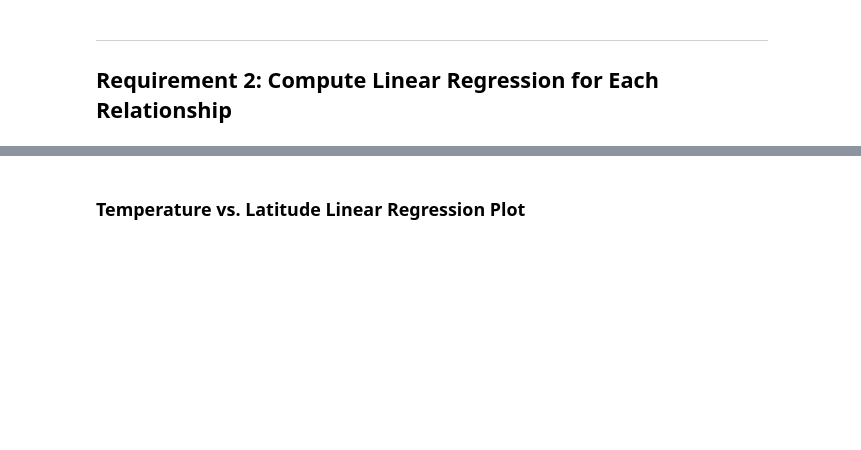
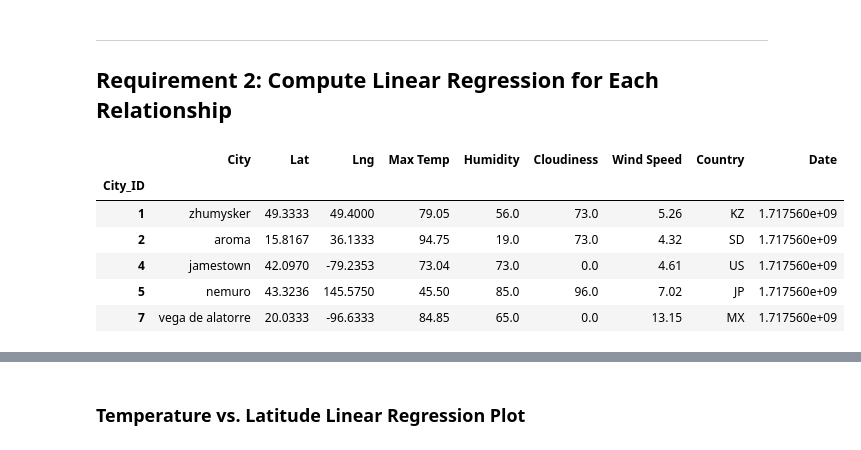
Before and after one commit to ajmonte0920/06_da_jun2024_hw_6_python-api-challenge, a Jupyter notebook: WeatherPy/WeatherPy.ipynb, the cells around one changed output, grey strips where cells are left out. Saved outputs shown, nothing was run; the diff lists cells and outputs as text; code cells hidden in the pictures; blank space fills up the shorter version.

```diff
--- a/WeatherPy/WeatherPy.ipynb
+++ b/WeatherPy/WeatherPy.ipynb
@@ -377,9 +377,17 @@ def doRegression(x_value, y_values, x_title, y_title, annotation_pos):
     plt.show()
 # %%
 # Create a DataFrame with the Northern Hemisphere data (Latitude >= 0)
-# YOUR CODE HERE
+northern_hemi_df = city_data_df.loc[city_data_df.Lat >= 0]
 
 # Display sample data
 northern_hemi_df.head()
+# %% [output]
+|  | City | Lat | Lng | Max Temp | Humidity | Cloudiness | Wind Speed | Country | Date |
+| City_ID |  |  |  |  |  |  |  |  |  |
+| 1 | zhumysker | 49.3333 | 49.4000 | 79.05 | 56.0 | 73.0 | 5.26 | KZ | 1.717560e+09 |
+| 2 | aroma | 15.8167 | 36.1333 | 94.75 | 19.0 | 73.0 | 4.32 | SD | 1.717560e+09 |
+| 4 | jamestown | 42.0970 | -79.2353 | 73.04 | 73.0 | 0.0 | 4.61 | US | 1.717560e+09 |
+| 5 | nemuro | 43.3236 | 145.5750 | 45.50 | 85.0 | 96.0 | 7.02 | JP | 1.717560e+09 |
+| 7 | vega de alatorre | 20.0333 | -96.6333 | 84.85 | 65.0 | 0.0 | 13.15 | MX | 1.717560e+09 |
 # %%
 # Create a DataFrame with the Southern Hemisphere data (Latitude < 0)
```
Also changed, not shown: parts of 2 cells of this notebook.
